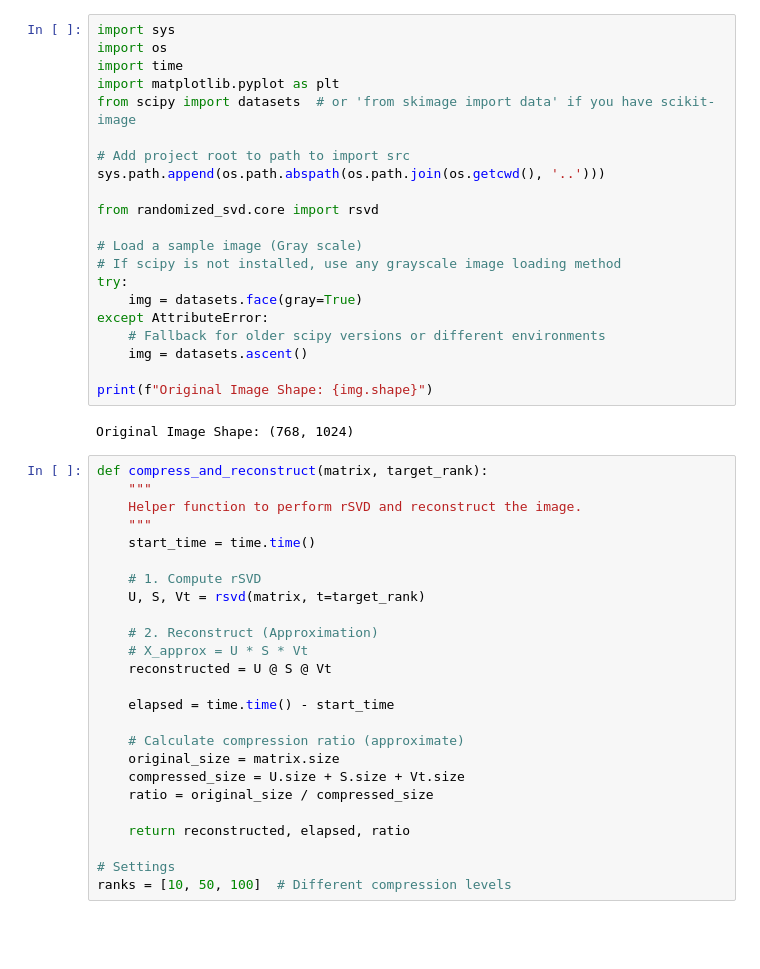
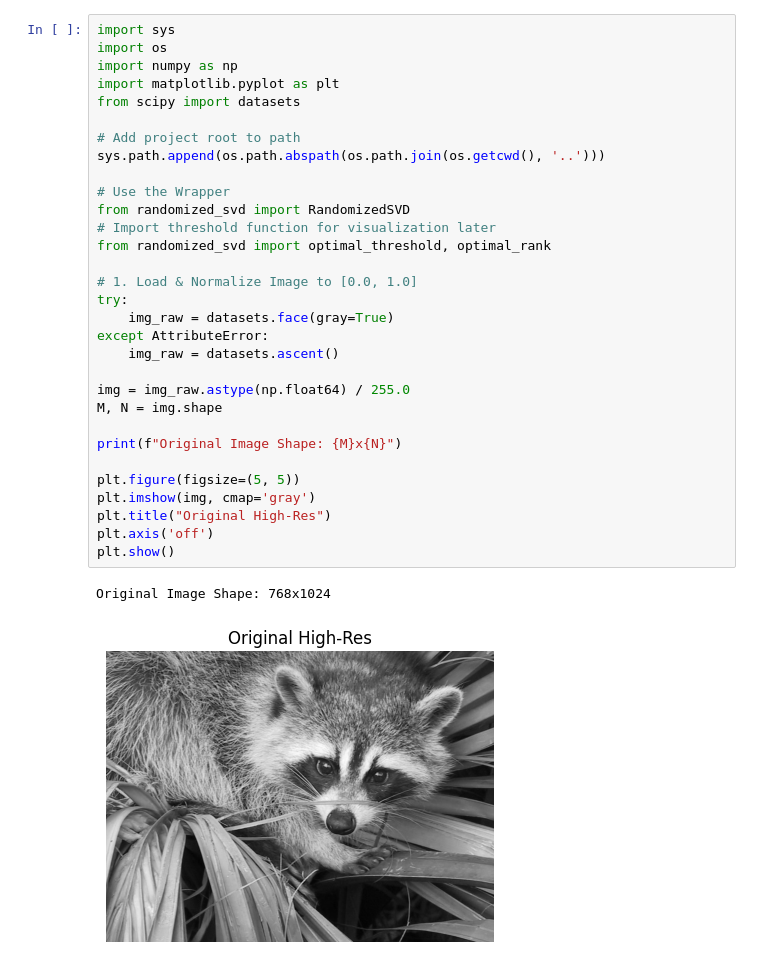
Before and after one commit to massimofedrigo/randomized-svd, a Jupyter notebook: examples/1_image_compression.ipynb, the cells around one changed output. Cells and saved outputs as stored; diff of their text form; blank space fills up the shorter version.

Commit message:
refactor: threshold refactorized; threshold tests added (#7)
* refactor: threshold refactorized; threshold tests added

* fix: import errors

```diff
--- a/examples/1_image_compression.ipynb
+++ b/examples/1_image_compression.ipynb
@@ -8,48 +8,34 @@ We compare the reconstruction quality and performance against the standard deter
 # %%
 import sys
 import os
-import time
+import numpy as np
 import matplotlib.pyplot as plt
-from scipy import datasets  # or 'from skimage import data' if you have scikit-image
+from scipy import datasets
 
-# Add project root to path to import src
+# Add project root to path
 sys.path.append(os.path.abspath(os.path.join(os.getcwd(), '..')))
 
-from randomized_svd.core import rsvd
+# Use the Wrapper
+from randomized_svd import RandomizedSVD
+# Import threshold function for visualization later
+from randomized_svd import optimal_threshold, optimal_rank
 
-# Load a sample image (Gray scale)
-# If scipy is not installed, use any grayscale image loading method
+# 1. Load & Normalize Image to [0.0, 1.0]
 try:
-    img = datasets.face(gray=True)
+    img_raw = datasets.face(gray=True)
 except AttributeError:
-    # Fallback for older scipy versions or different environments
-    img = datasets.ascent()
+    img_raw = datasets.ascent()
 
-print(f"Original Image Shape: {img.shape}")
+img = img_raw.astype(np.float64) / 255.0
+M, N = img.shape
+
+print(f"Original Image Shape: {M}x{N}")
+
+plt.figure(figsize=(5, 5))
+plt.imshow(img, cmap='gray')
+plt.title("Original High-Res")
+plt.axis('off')
+plt.show()
 # %% [output]
-Original Image Shape: (768, 1024)
+Original Image Shape: 768x1024
+[figure, added]
-# %%
-def compress_and_reconstruct(matrix, target_rank):
-    """
-    Helper function to perform rSVD and reconstruct the image.
-    """
-    start_time = time.time()
-
-    # 1. Compute rSVD
-    U, S, Vt = rsvd(matrix, t=target_rank)
-
-    # 2. Reconstruct (Approximation)
-    # X_approx = U * S * Vt
-    reconstructed = U @ S @ Vt
-
-    elapsed = time.time() - start_time
-
-    # Calculate compression ratio (approximate)
-    original_size = matrix.size
-    compressed_size = U.size + S.size + Vt.size
-    ratio = original_size / compressed_size
-
-    return reconstructed, elapsed, ratio
-
-# Settings
-ranks = [10, 50, 100]  # Different compression levels
```
Also changed, not shown: parts of 7 cells of this notebook, 14 other files.
